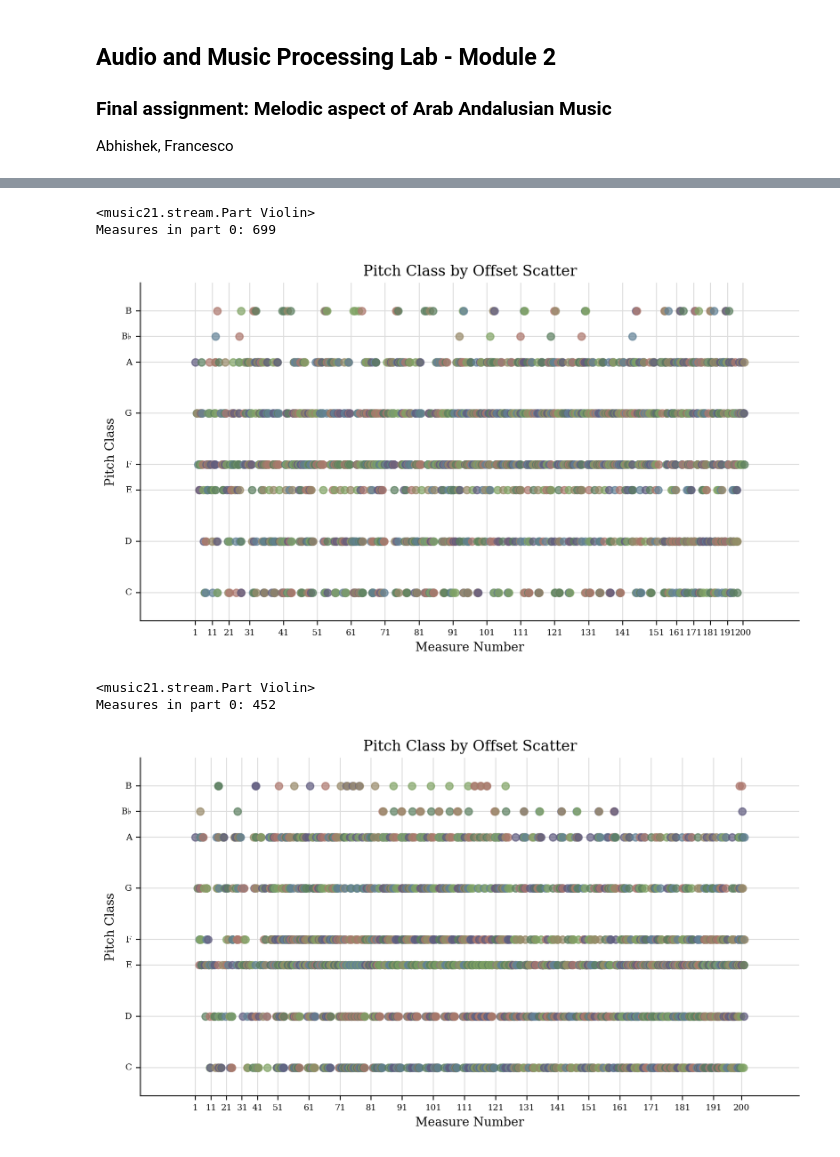
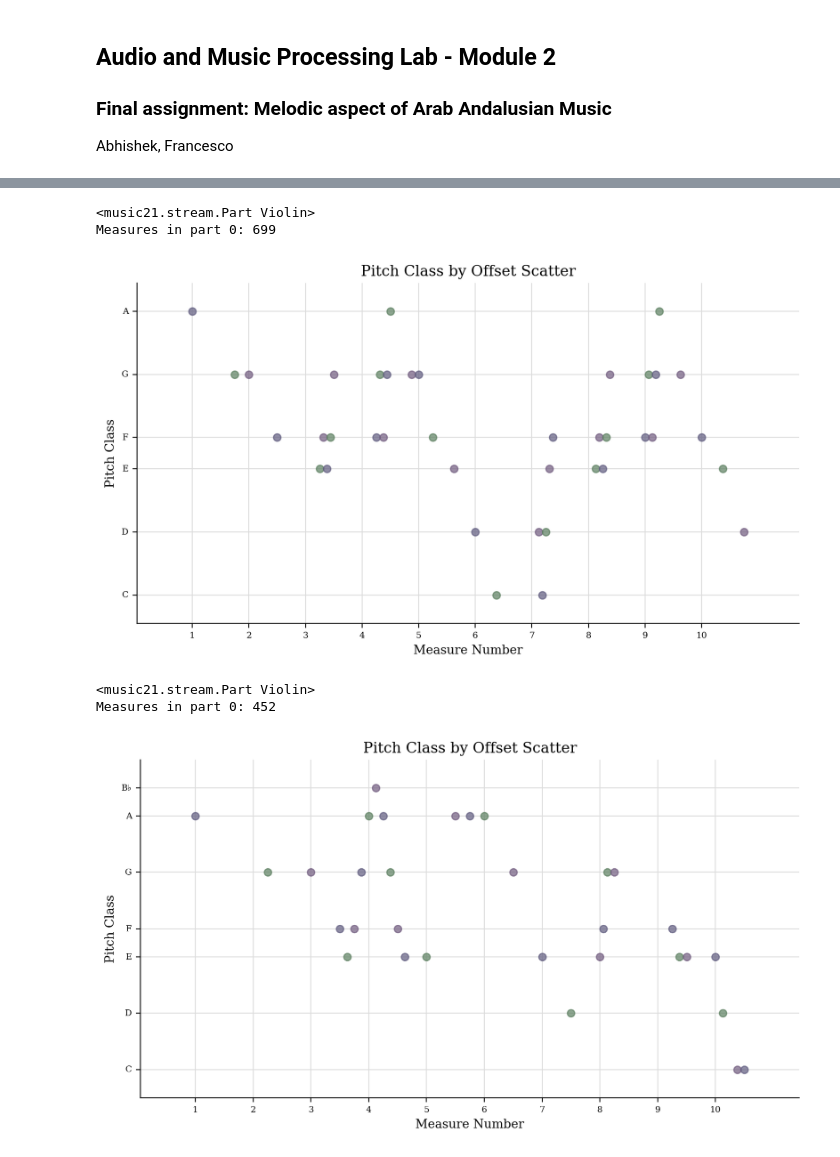
Before and after one commit to abhishekneerr/AMPLab, a Jupyter notebook: ethnonmusicology/Nawab_pitchClass.ipynb, the cells around one changed output, grey strips where cells are left out. Cells and saved outputs as stored; diff of their text form; code cells hidden in the pictures.

Commit message:
scatter measure 1-10

```diff
--- a/ethnonmusicology/Nawab_pitchClass.ipynb
+++ b/ethnonmusicology/Nawab_pitchClass.ipynb
@@ -87,30 +87,30 @@ part4 = scoreParts4[0]
 measures4 = part4.getElementsByClass(stream.Measure).stream()
 print('Measures in part 0:', len(measures4))
 
-part4_selection = part4.measures(1, 200)
+part4_selection = part4.measures(1, 10)
 scatter4 = part4_selection.plot('scatter', 'pitchClass', 'offset')
-scatter4.figure.savefig('nawba4_scatter.png')
+plt.savefig('n4_scatter_1-10.png')
 # %% [output]
 <music21.stream.Part Violin>
 Measures in part 0: 699
-[figure, old version]
+[figure, new version]
 # %%
 s5 = converter.parse(
     'Btayhi_Rasd_Dayl.mxl')
 
 scoreParts5 = s5.parts.stream()
 for element in scoreParts5.elements:
     print(element)
 
 part5 = scoreParts5[0]
 # part0.elements
 measures5 = part5.getElementsByClass(stream.Measure).stream()
 print('Measures in part 0:', len(measures5))
 
-part5_selection = part5.measures(1, 200)
+part5_selection = part5.measures(1, 10)
 scatter5 = part5_selection.plot('scatter', 'pitchClass', 'offset')
-scatter5.figure.savefig('nawba5_scatter.png')
+plt.savefig('n5_scatter_1-10.png')
 # %% [output]
 <music21.stream.Part Violin>
 Measures in part 0: 452
-[figure, old version]
+[figure, new version]
```
Also changed, not shown: parts of 3 cells of this notebook, 9 other files.
